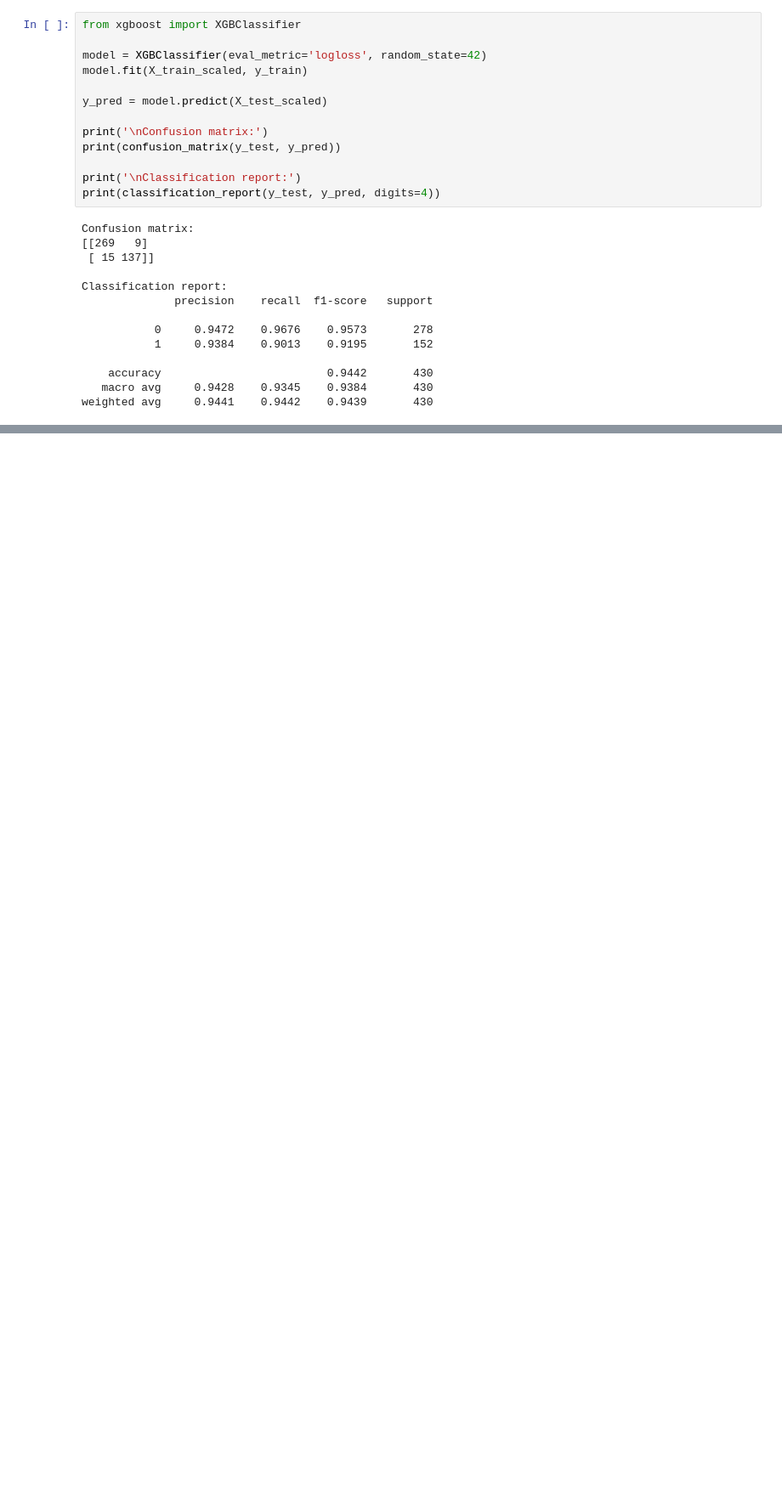
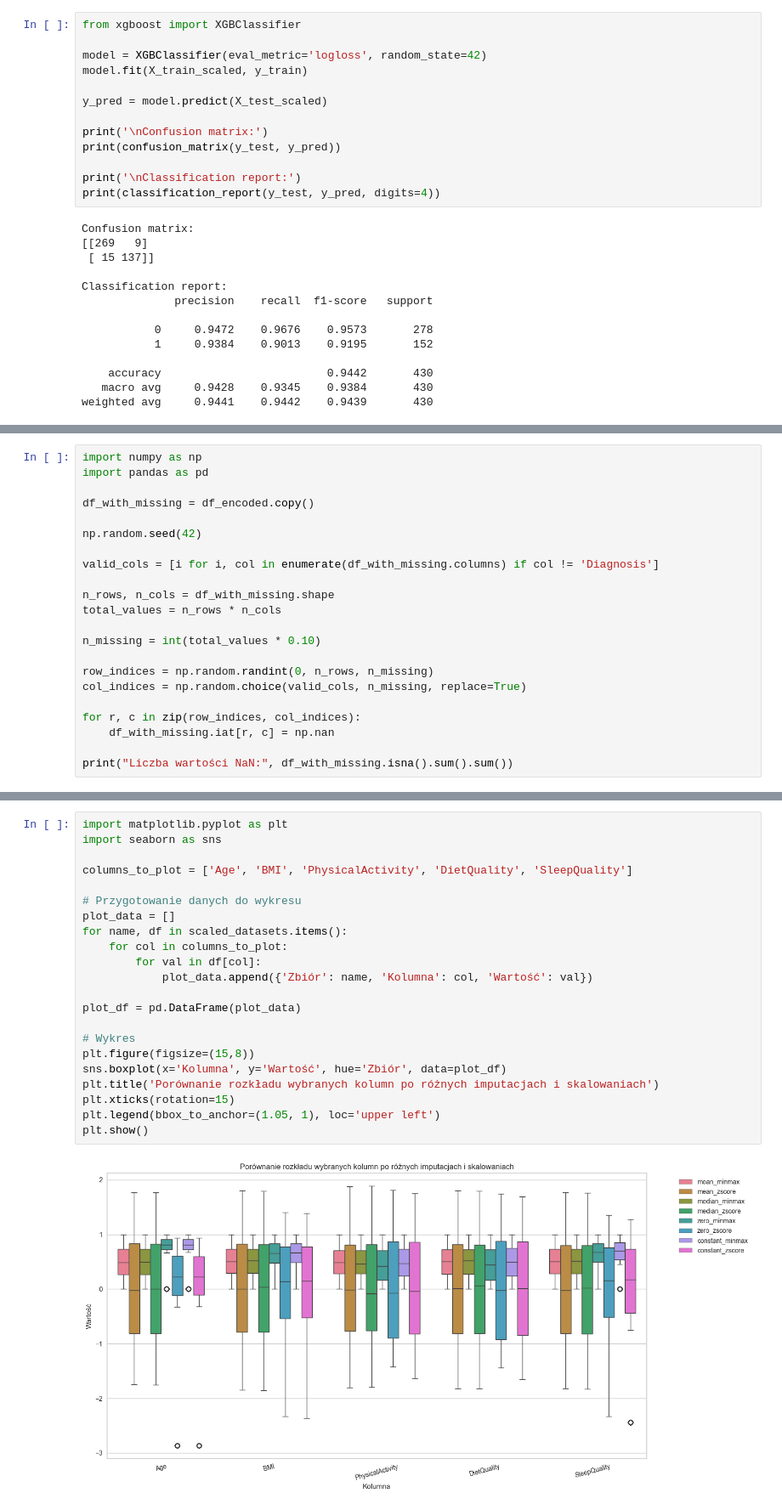
Before and after one commit to JakubDralus/advanced-machine-learning, a Jupyter notebook: project.ipynb, the cells around one changed output, grey strips where cells are left out. Shown at 85% size. Cells and saved outputs as stored; diff of their text form; blank space fills up the shorter version.

```diff
--- a/project.ipynb
+++ b/project.ipynb
@@ -523,0 +549,22 @@ weighted avg     0.9441    0.9442    0.9439       430
+# %%
+import numpy as np
+import pandas as pd
+
+df_with_missing = df_encoded.copy()
+
+np.random.seed(42)
+
+valid_cols = [i for i, col in enumerate(df_with_missing.columns) if col != 'Diagnosis']
+
+n_rows, n_cols = df_with_missing.shape
+total_values = n_rows * n_cols
+
+n_missing = int(total_values * 0.10)
+
+row_indices = np.random.randint(0, n_rows, n_missing)
+col_indices = np.random.choice(valid_cols, n_missing, replace=True)
+
+for r, c in zip(row_indices, col_indices):
+    df_with_missing.iat[r, c] = np.nan
+
+print("Liczba wartości NaN:", df_with_missing.isna().sum().sum())
@@ -523,0 +711,24 @@ weighted avg     0.9441    0.9442    0.9439       430
+# %%
+import matplotlib.pyplot as plt
+import seaborn as sns
+
+columns_to_plot = ['Age', 'BMI', 'PhysicalActivity', 'DietQuality', 'SleepQuality']
+
+# Przygotowanie danych do wykresu
+plot_data = []
+for name, df in scaled_datasets.items():
+    for col in columns_to_plot:
+        for val in df[col]:
+            plot_data.append({'Zbiór': name, 'Kolumna': col, 'Wartość': val})
+
+plot_df = pd.DataFrame(plot_data)
+
+# Wykres
+plt.figure(figsize=(15,8))
+sns.boxplot(x='Kolumna', y='Wartość', hue='Zbiór', data=plot_df)
+plt.title('Porównanie rozkładu wybranych kolumn po różnych imputacjach i skalowaniach')
+plt.xticks(rotation=15)
+plt.legend(bbox_to_anchor=(1.05, 1), loc='upper left')
+plt.show()
+# %% [output]
+[figure, added]
```
Also changed, not shown: parts of 14 cells of this notebook, 1 other file.
